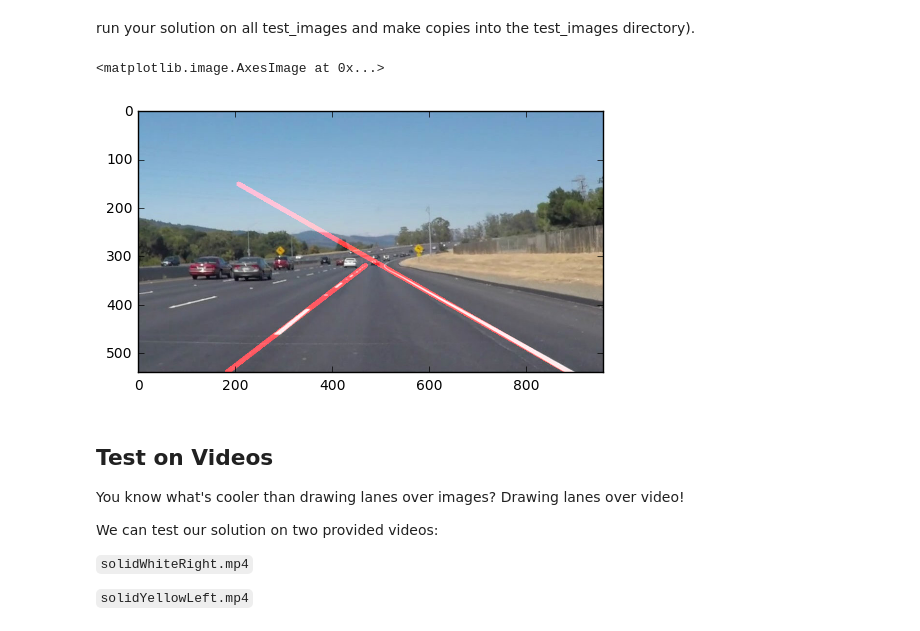
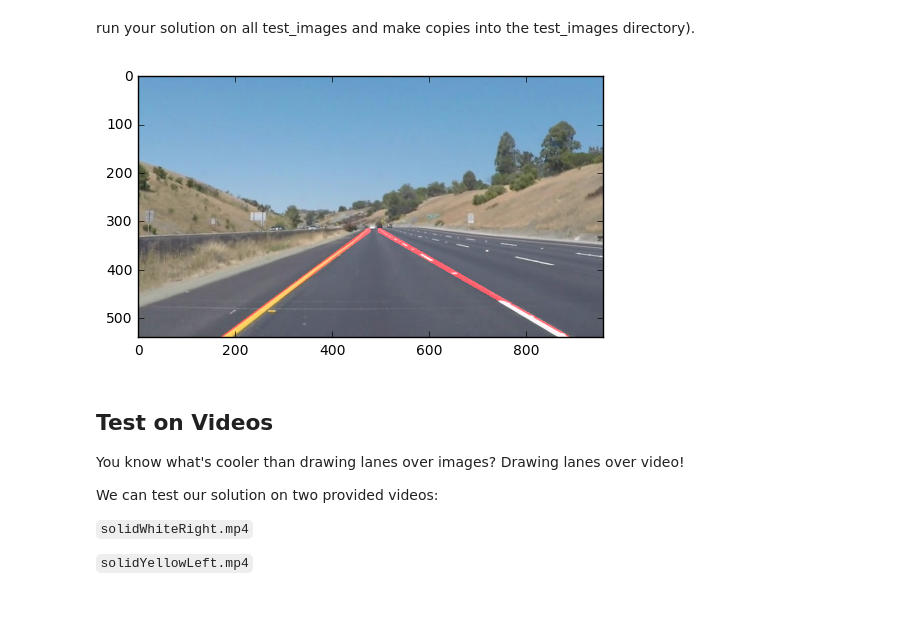
Before and after one commit to eduffreitas/CarND-LaneLines-P1, a Jupyter notebook: P1.ipynb, the cells around one changed output. Drawn from its saved outputs; the diff is of its cells as text; code cells hidden in the pictures.

```diff
--- a/P1.ipynb
+++ b/P1.ipynb
@@ -192,13 +192,14 @@ def draw_lines(img, lines, color=[255, 0, 0], thickness=2):
             l_x2 = l_x2+1
             l_y2 = int(l_polinomial([l_x2]))
 
-            if l_x2 > middle:
-                l_x2 = middle
-                l_y2 = int(r_polinomial([l_x2]))
-            elif (l_y2 > img_height):
+            if (l_y2 > img_height):
                 l_y2 = img_height
 
             max_count = max_count - 1
+
+        if (l_x2 > middle):
+            l_x2 = int(middle)
+            l_y2 = int(l_polinomial([l_x2]))
 
         cv2.line(img, (l_x1, l_y1), (l_x2, l_y2), color, thickness)
 
@@ -216,7 +217,7 @@ def draw_lines(img, lines, color=[255, 0, 0], thickness=2):
             max_count = max_count - 1
 
         max_count = 300
-        while r_x1 > 0 and r_y1 > 0 and max_count > 0:
+        while r_x1 > 0 and r_y1 > 320 and max_count > 0:
             r_x1 = r_x1-1
             r_y1 = int(r_polinomial([r_x1]))
 
@@ -224,6 +225,10 @@ def draw_lines(img, lines, color=[255, 0, 0], thickness=2):
                 r_y1 = img_height
 
             max_count = max_count - 1
+
+        if (r_x1 < middle):
+            r_x1 = int(middle)
+            r_y1 = int(r_polinomial([r_x1]))
 
         cv2.line(img, (r_x1, r_y1), (r_x2, r_y2), color, thickness)
 
@@ -274,20 +279,21 @@ run your solution on all test_images and make copies into the test_images direct
 # %%
 # TODO: Build your pipeline that will draw lane lines on the test_images
 # then save them to the test_images directory.
 def pipeline(image):
     work = grayscale(image)
     work = gaussian_blur(work, 7)
     work = canny(work, 60, 180)
     work = region_of_interest(work, np.array([[(0,image.shape[0]),(460, 320), (500, 320), (image.shape[1],image.shape[0])]], dtype=np.int32))
-    work = hough_lines(work, 2, np.pi/180, 8, 15, 5)
+    work = hough_lines(work, 2, np.pi/180, 8, 10, 5)
     work = weighted_img(image, work)
     return work
 
 imagepaths = os.listdir("test_images/")
-plt.imshow(pipeline(mpimg.imread("test_images/" + imagepaths[0])))
+for imagepath in imagepaths:
+    plt.imshow(pipeline(mpimg.imread("test_images/" + imagepath)))
+    plt.savefig(imagepath)
 # %% [output]
-<matplotlib.image.AxesImage at 0x...>
-[figure, old version]
+[figure, new version]
 # %% [markdown]
 ## Test on Videos
 
```
Also changed, not shown: parts of 5 cells of this notebook.
